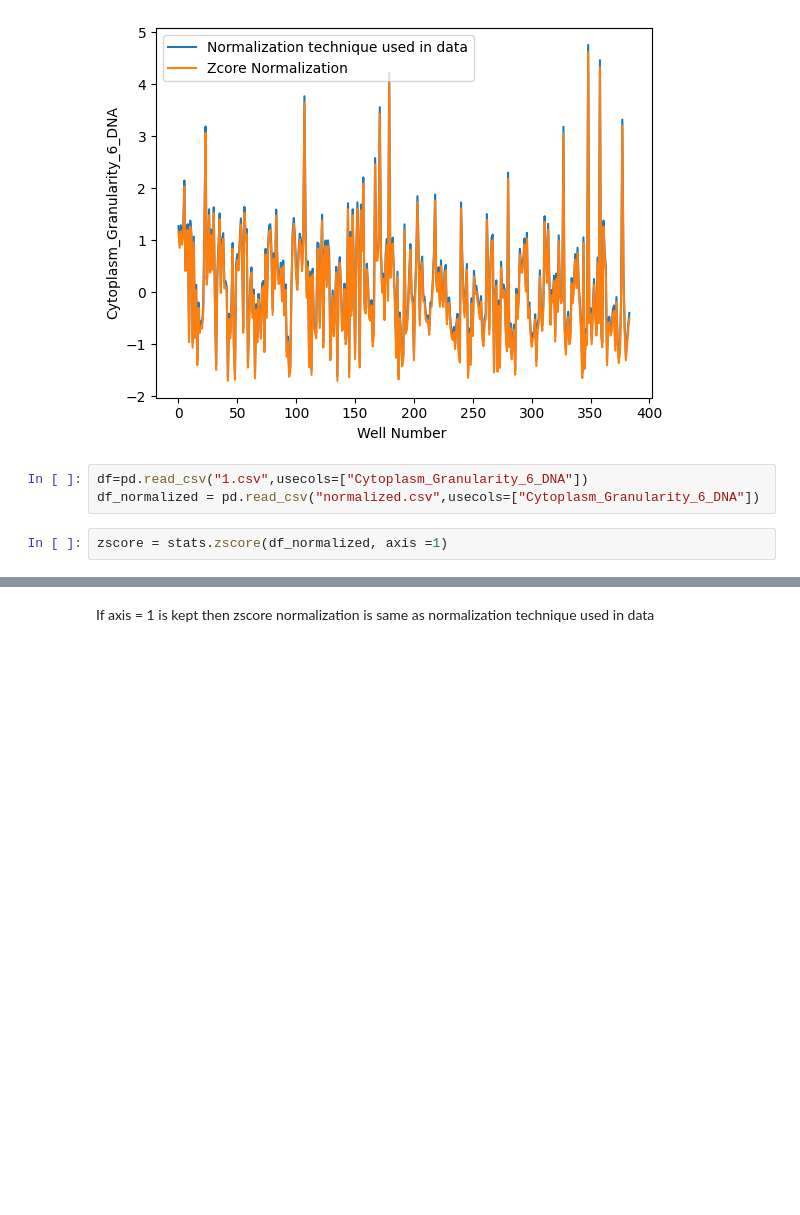
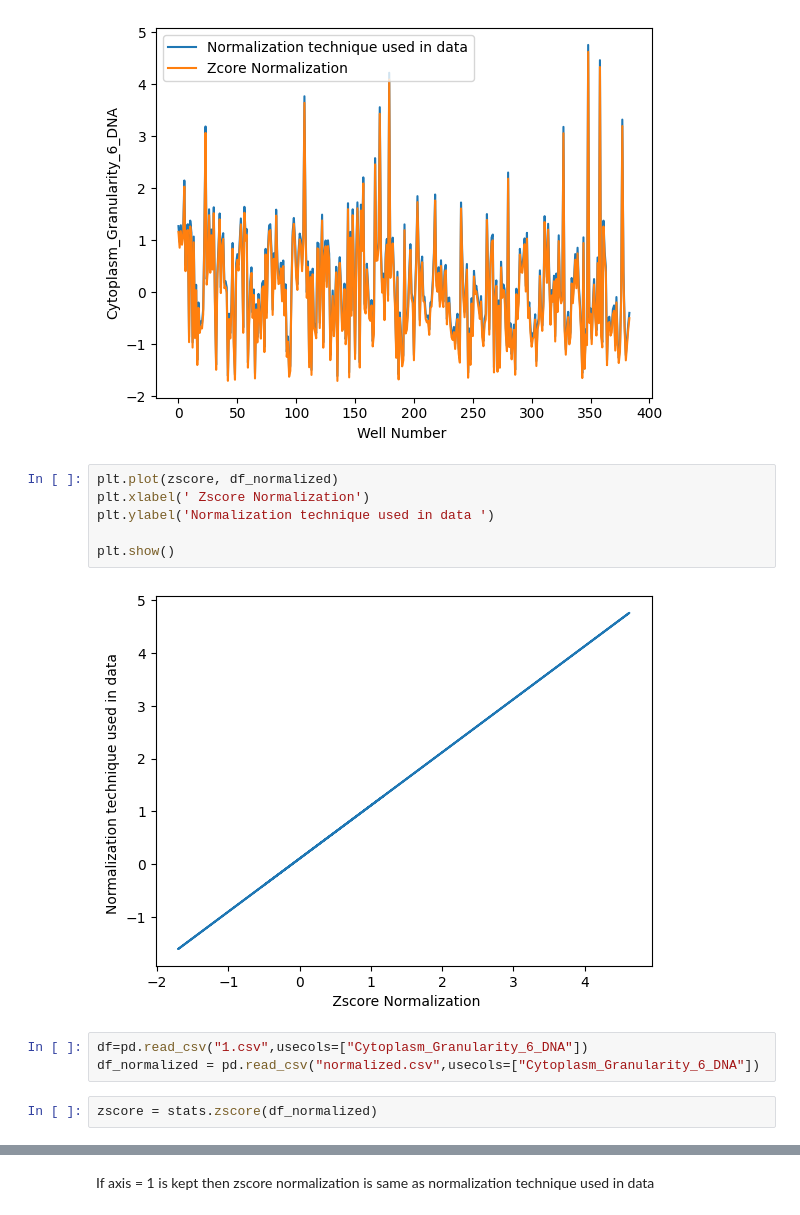
Before and after one commit to BharathiVeerasankar/Exploring-High-dimensional-Cell-painting-data, a Jupyter notebook: zscore.ipynb, the cells around one changed output, grey strips where cells are left out. Cells and saved outputs as stored; diff of their text form; blank space fills up the shorter version.

```diff
--- a/zscore.ipynb
+++ b/zscore.ipynb
@@ -136,11 +152,19 @@ plt.legend()
 plt.show()
 # %% [output]
 [figure]
+# %%
+plt.plot(zscore, df_normalized)
+plt.xlabel(' Zscore Normalization')
+plt.ylabel('Normalization technique used in data ')
+
+plt.show()
+# %% [output]
+[figure, added]
 # %%
 df=pd.read_csv("1.csv",usecols=["Cytoplasm_Granularity_6_DNA"])
 df_normalized = pd.read_csv("normalized.csv",usecols=["Cytoplasm_Granularity_6_DNA"])
 # %%
-zscore = stats.zscore(df_normalized, axis =1)
+zscore = stats.zscore(df_normalized)
 # %%
 well = range(384)
 plt.plot(well, df_normalized, label = 'Normalization technique used in data')
```
Also changed, not shown: parts of 4 cells of this notebook.
